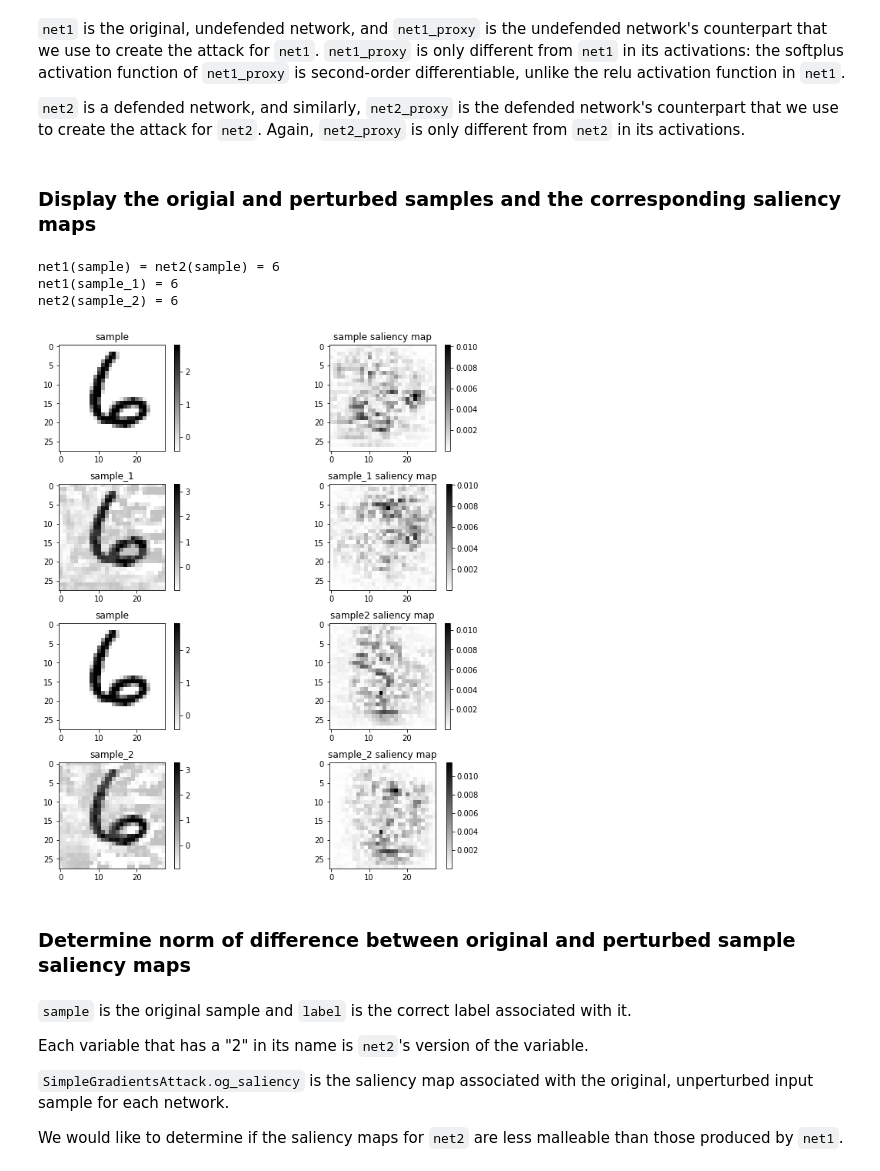
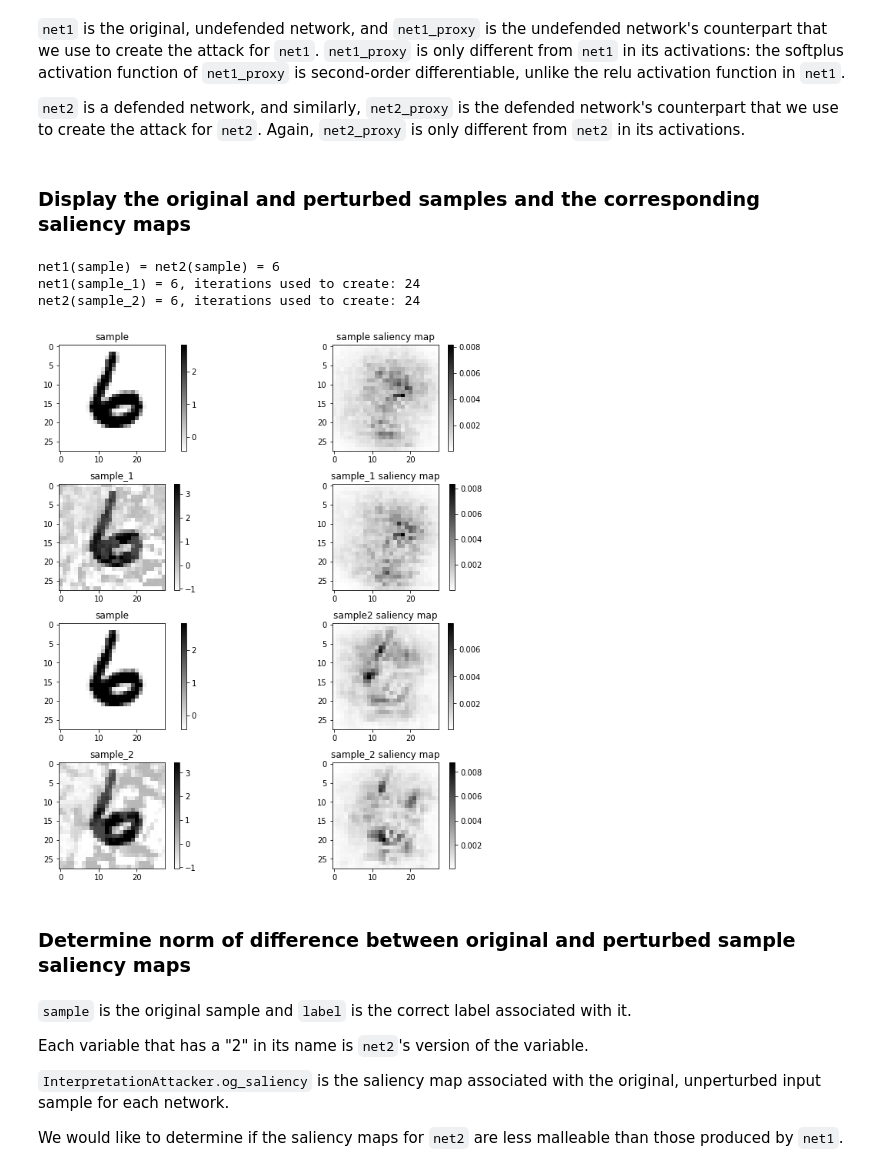
Before and after one commit to a1noack/robust_interpretations, a Jupyter notebook: attack_interpretations.ipynb, the cells around one changed output. Saved outputs shown, nothing was run; the diff lists cells and outputs as text; code cells hidden in the pictures.

````diff
--- a/attack_interpretations.ipynb
+++ b/attack_interpretations.ipynb
@@ -47,31 +47,36 @@ train_loader = torch.utils.data.DataLoader(
                 datasets.MNIST(root='./data', train=True, transform=data_preprocess),
                 batch_size=1, shuffle=True)
 # %% [markdown]
-### Display the origial and perturbed samples and the corresponding saliency maps
+### Display the original and perturbed samples and the corresponding saliency maps
 # %%
 sample,label = next(iter(train_loader))
 sample,label = sample.to(device),label.to(device)
 
-# the target saliency map will be a 28x28 identity matrix
+# define a target
 target = torch.eye(28)
-sga1 = SimpleGradientsAttack(net1, net1_proxy, sample, label, top_k=100, target=target)
-sga2 = SimpleGradientsAttack(net2, net2_proxy, sample, label, top_k=100, target=target)
+target = next(iter(train_loader))[0].squeeze().to(device)
+sga1 = InterpretationAttacker(net1, net1_proxy, sample, label, top_k=100, target=target)
+sga2 = InterpretationAttacker(net2, net2_proxy, sample, label, top_k=100, target=target)
 
 # perform attack on both networks using sample as a starting point and track number of iterations performed
-sample_1, iters1 = sga1.iterative_attack(sample, attack_method='mass-center', alpha=.001, num_iters=500)
-sample_2, iters2 = sga2.iterative_attack(sample, attack_method='mass-center', alpha=.001, num_iters=500)
+sample_1, iters1 = sga1.iterative_attack(sample, attack_method='mass-center', alpha=.025, num_iters=25, invert=False)
+sample_2, iters2 = sga2.iterative_attack(sample, attack_method='mass-center', alpha=.025, num_iters=25, invert=False)
+
+# set interpretation generating mechanism
+sga1.set_interpretation_generator('smoothgrad')
+sga2.set_interpretation_generator('smoothgrad')
 
 # create saliency map for each adversarial example
-saliency_map_1 = sga1.create_saliency_map(net1, sample_1, used=False)
-saliency_map_2 = sga2.create_saliency_map(net2, sample_2, used=False)
+saliency_map_1 = sga1.interpretation_generator(net1, sample_1, label, used=False)
+saliency_map_2 = sga2.interpretation_generator(net2, sample_2, label, used=False)
 
 
 fig = plt.figure(figsize=(10,10), constrained_layout=True)
 spec = gridspec.GridSpec(ncols=2, nrows=4, figure=fig)
 
 print(f'net1(sample) = net2(sample) = {label.item()}')
-print(f'net1(sample_1) = {torch.argmax(net1(sample_1))}')
-print(f'net2(sample_2) = {torch.argmax(net2(sample_2))}')
+print(f'net1(sample_1) = {torch.argmax(net1(sample_1))}, iterations used to create: {iters1}')
+print(f'net2(sample_2) = {torch.argmax(net2(sample_2))}, iterations used to create: {iters2}')
 
 ax1 = fig.add_subplot(spec[0,0])
 ax1.title.set_text('sample')
@@ -89,36 +94,36 @@ plt.imshow(sample_1.squeeze().cpu().numpy(), cmap='binary')
 plt.colorbar()
 
 ax4 = fig.add_subplot(spec[1,1])
 ax4.title.set_text('sample_1 saliency map')
 plt.imshow(saliency_map_1.cpu().detach().numpy(), cmap='binary')
 plt.colorbar()
 
 ax5 = fig.add_subplot(spec[2,0])
 ax5.title.set_text('sample')
 plt.imshow(sample.squeeze().cpu().numpy(), cmap='binary')
 plt.colorbar()
 
 ax6 = fig.add_subplot(spec[2,1])
 ax6.title.set_text('sample2 saliency map')
 plt.imshow(sga2.og_saliency.cpu().detach().numpy(), cmap='binary')
 plt.colorbar()
 
 ax5 = fig.add_subplot(spec[3,0])
 ax5.title.set_text('sample_2')
 plt.imshow(sample_2.squeeze().cpu().numpy(), cmap='binary')
 plt.colorbar()
 
 ax6 = fig.add_subplot(spec[3,1])
 ax6.title.set_text('sample_2 saliency map')
 plt.imshow(saliency_map_2.cpu().detach().numpy(), cmap='binary')
 plt.colorbar()
 
 plt.show()
 # %% [output]
 net1(sample) = net2(sample) = 6
-net1(sample_1) = 6
-net2(sample_2) = 6
+net1(sample_1) = 6, iterations used to create: 24
+net2(sample_2) = 6, iterations used to create: 24
-[figure, old version]
+[figure, new version]
 # %% [markdown]
 ### Determine norm of difference between original and perturbed sample saliency maps
 # %% [markdown]
@@ -126,7 +131,7 @@ net2(sample_2) = 6
 
 Each variable that has a "2" in its name is ```net2```'s version of the variable.
 
-```SimpleGradientsAttack.og_saliency``` is the saliency map associated with the original, unperturbed input sample for each network.
+```InterpretationAttacker.og_saliency``` is the saliency map associated with the original, unperturbed input sample for each network.
 
 We would like to determine if the saliency maps for ```net2``` are less malleable than those produced by ```net1```.
 # %%
````
Also changed, not shown: parts of 3 cells of this notebook.
